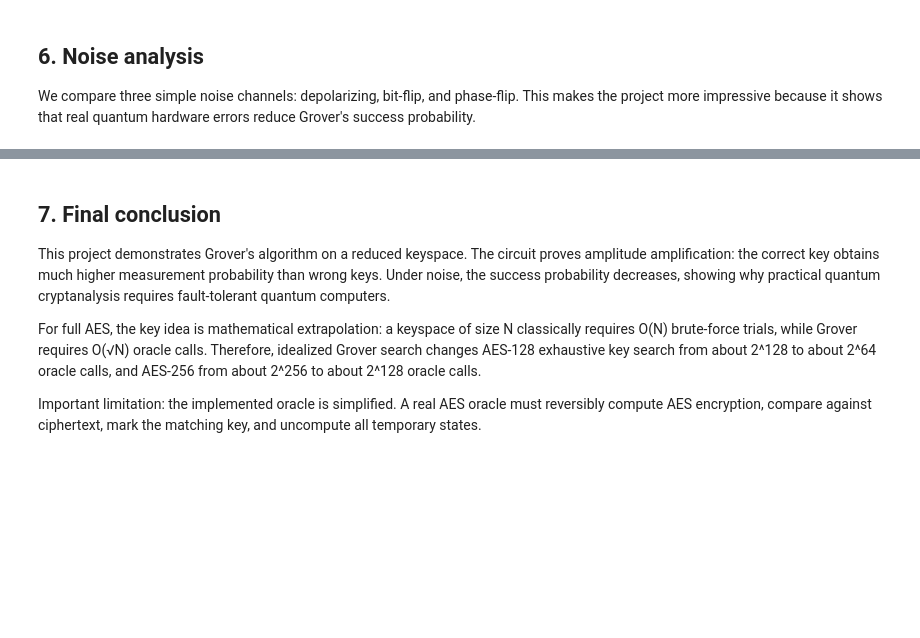
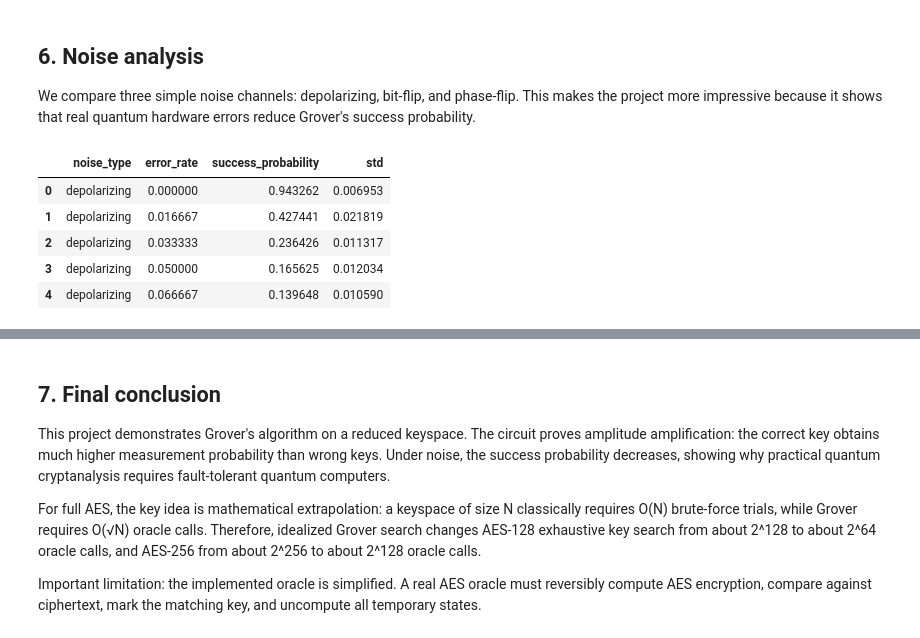
Before and after one commit to gargi025/Quantum-Cryptoanalysis-of-AES, a Jupyter notebook: quantum_aes_grover_demo.ipynb, the cells around one changed output, grey strips where cells are left out. Drawn from its saved outputs; the diff is of its cells as text; code cells hidden in the pictures; blank space fills up the shorter version.

```diff
--- a/quantum_aes_grover_demo.ipynb
+++ b/quantum_aes_grover_demo.ipynb
@@ -187,35 +236,55 @@ We compare three simple noise channels: depolarizing, bit-flip, and phase-flip.
 # %%
 def make_noise_model(kind, p):
     noise_model = NoiseModel()
     if kind == "depolarizing":
         err1 = depolarizing_error(p, 1)
         err2 = depolarizing_error(p, 2)
     elif kind == "bit_flip":
         err1 = pauli_error([("X", p), ("I", 1 - p)])
         err2 = err1.tensor(err1)
     elif kind == "phase_flip":
         err1 = pauli_error([("Z", p), ("I", 1 - p)])
         err2 = err1.tensor(err1)
     else:
         raise ValueError("unknown noise kind")
 
     noise_model.add_all_qubit_quantum_error(err1, ["h", "x", "z", "sx", "rz"])
     noise_model.add_all_qubit_quantum_error(err2, ["cx", "cz"])
     return noise_model
 
+N_SEEDS = 10
 error_rates = np.linspace(0, 0.15, 10)
 noise_kinds = ["depolarizing", "bit_flip", "phase_flip"]
 noise_rows = []
 
 for kind in noise_kinds:
     for p in error_rates:
         nm = make_noise_model(kind, float(p))
         qc_noise = build_grover_circuit(n_qubits, correct_key, iterations)
-        counts_noise = run_counts(qc_noise, shots=1024, noise_model=nm)
-        noise_rows.append({"noise_type": kind, "error_rate": p, "success_probability": success_probability(counts_noise, correct_key, n_qubits)})
+
+        seed_probs = []
+        for seed in range(N_SEEDS):
+            simulator = AerSimulator(noise_model=nm, seed_simulator=seed)
+            tqc = transpile(qc_noise, simulator, seed_transpiler=seed)
+            counts_noise = simulator.run(tqc, shots=1024).result().get_counts()
+            seed_probs.append(success_probability(counts_noise, correct_key, n_qubits))
+
+        noise_rows.append({
+            "noise_type": kind,
+            "error_rate": p,
+            "success_probability": np.mean(seed_probs),
+            "std": np.std(seed_probs),
+        })
 
 noise_df = pd.DataFrame(noise_rows)
 noise_df.head()
+# %% [output]
+|  | noise_type | error_rate | success_probability | std |
+| 0 | depolarizing | 0.000000 | 0.943262 | 0.006953 |
+| 1 | depolarizing | 0.016667 | 0.427441 | 0.021819 |
+| 2 | depolarizing | 0.033333 | 0.236426 | 0.011317 |
+| 3 | depolarizing | 0.050000 | 0.165625 | 0.012034 |
+| 4 | depolarizing | 0.066667 | 0.139648 | 0.010590 |
 # %%
 plt.figure(figsize=(9, 5))
 for kind in noise_kinds:
```
Also changed, not shown: parts of 8 cells of this notebook, 3 other files.
